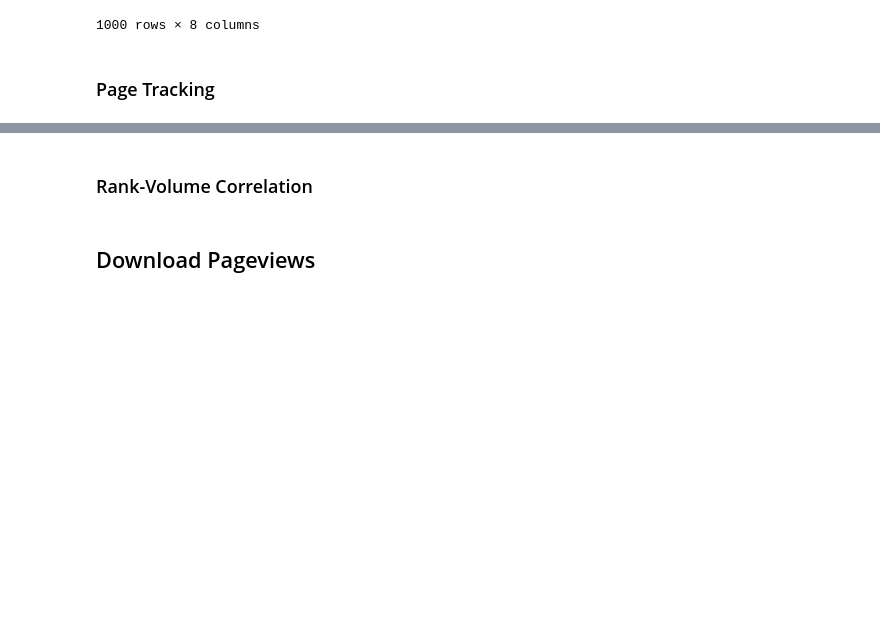
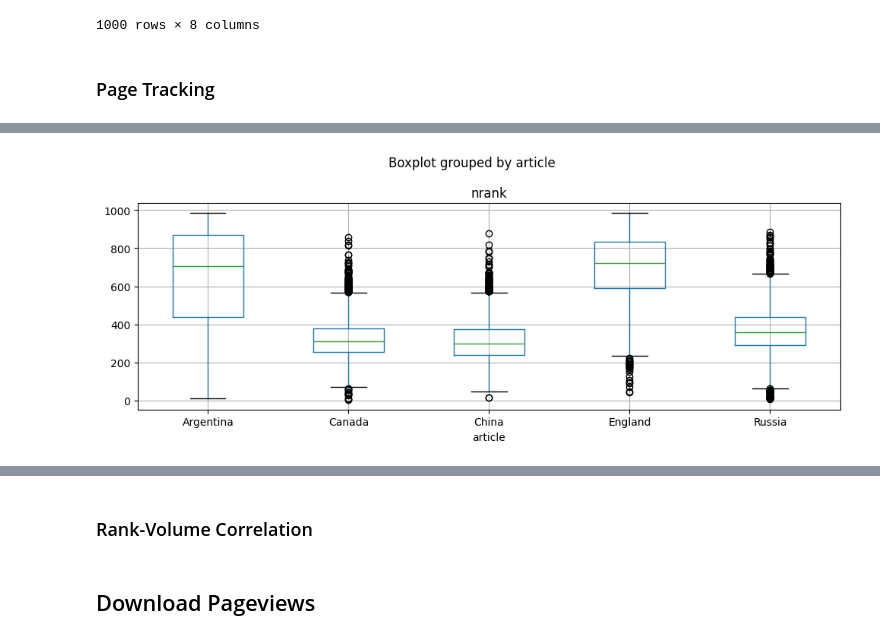
Before and after one commit to ralgara/wikipedia, a Jupyter notebook: wikipedia.ipynb, the cells around one changed output, grey strips where cells are left out. Drawn from its saved outputs; the diff is of its cells as text; code cells hidden in the pictures; blank space fills up the shorter version.

```diff
--- a/wikipedia.ipynb
+++ b/wikipedia.ipynb
@@ -285,0 +410,9 @@ pageviews_raw.query('year=="2017" and month=="05" and day=="31"')
+# %%
+# make a boxplot per country
+
+pageviews.query(f'article in ("Canada","England","China","Russia","Argentina")')\
+    .boxplot(column='nrank', by='article', figsize=(10, 4))
+plt.tight_layout()
+plt.show()
+# %% [output]
+[figure, added]
```
Also changed, not shown: parts of 9 cells of this notebook.
